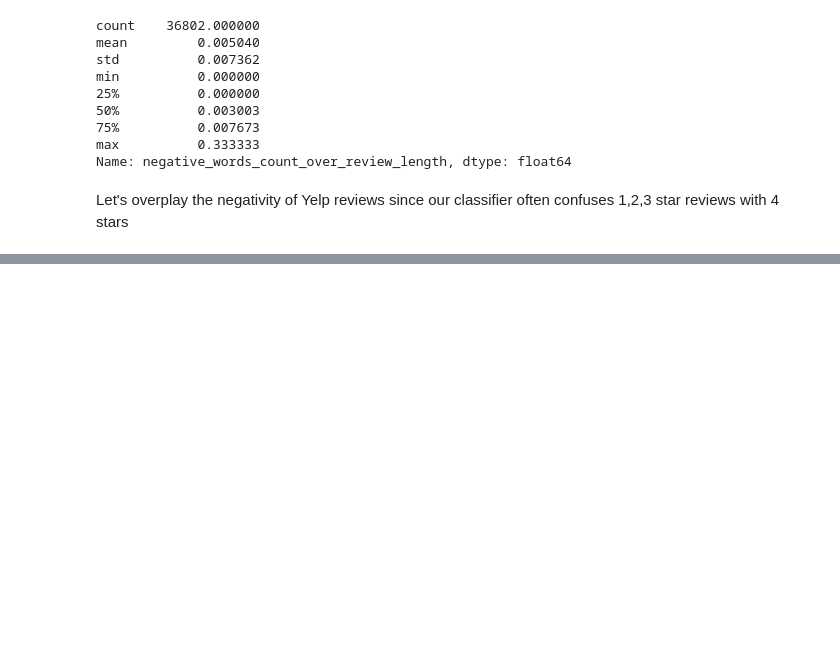
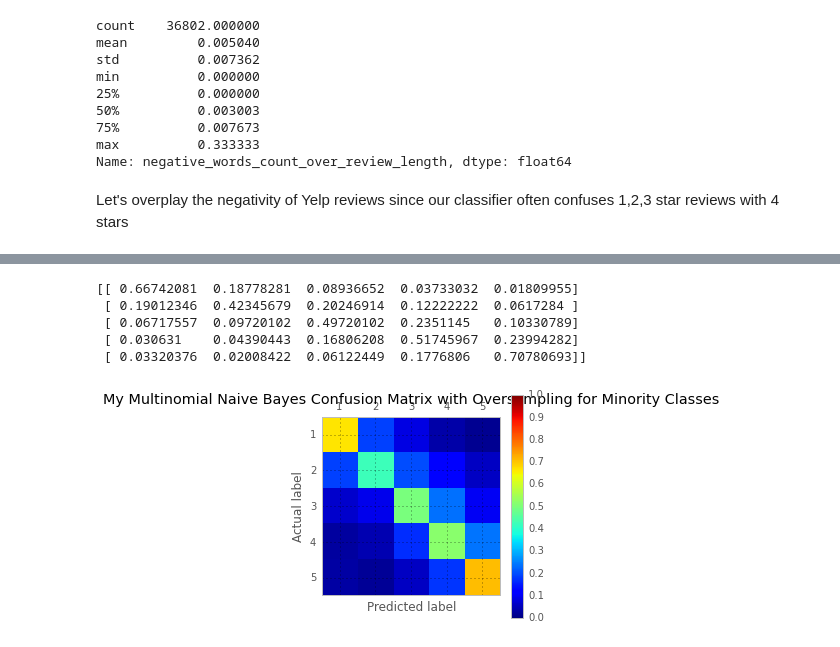
Before and after one commit to kevin11h/YelpDatasetChallengeDataScienceAndMachineLearningUCSD, a Jupyter notebook: Yelp Predictive Analytics.ipynb, the cells around one changed output, grey strips where cells are left out. Drawn from its saved outputs; the diff is of its cells as text; code cells hidden in the pictures; blank space fills up the shorter version.

Commit message:
added oversampling classifier

```diff
--- a/Yelp Predictive Analytics.ipynb
+++ b/Yelp Predictive Analytics.ipynb
@@ -1092,0 +1129,12 @@ avg / total       0.62      0.61      0.57     14730
+# %%
+oversampling_multinomial_confusion_matrix = confusion_matrix(test_y, oversampling_multinomial_nb_prediction)
+print make_confusion_matrix_relative(oversampling_multinomial_confusion_matrix)
+plot_confusion_matrix(oversampling_multinomial_confusion_matrix,
+                      'My Multinomial Naive Bayes Confusion Matrix with Oversampling for Minority Classes', savefilename='MyMultinomialOversamplingCM.png')
+# %% [output]
+[[ 0.66742081  0.18778281  0.08936652  0.03733032  0.01809955]
+ [ 0.19012346  0.42345679  0.20246914  0.12222222  0.0617284 ]
+ [ 0.06717557  0.09720102  0.49720102  0.2351145   0.10330789]
+ [ 0.030631    0.04390443  0.16806208  0.51745967  0.23994282]
+ [ 0.03320376  0.02008422  0.06122449  0.1776806   0.70780693]]
+[figure, added]
```
Also changed, not shown: parts of 21 cells of this notebook.
